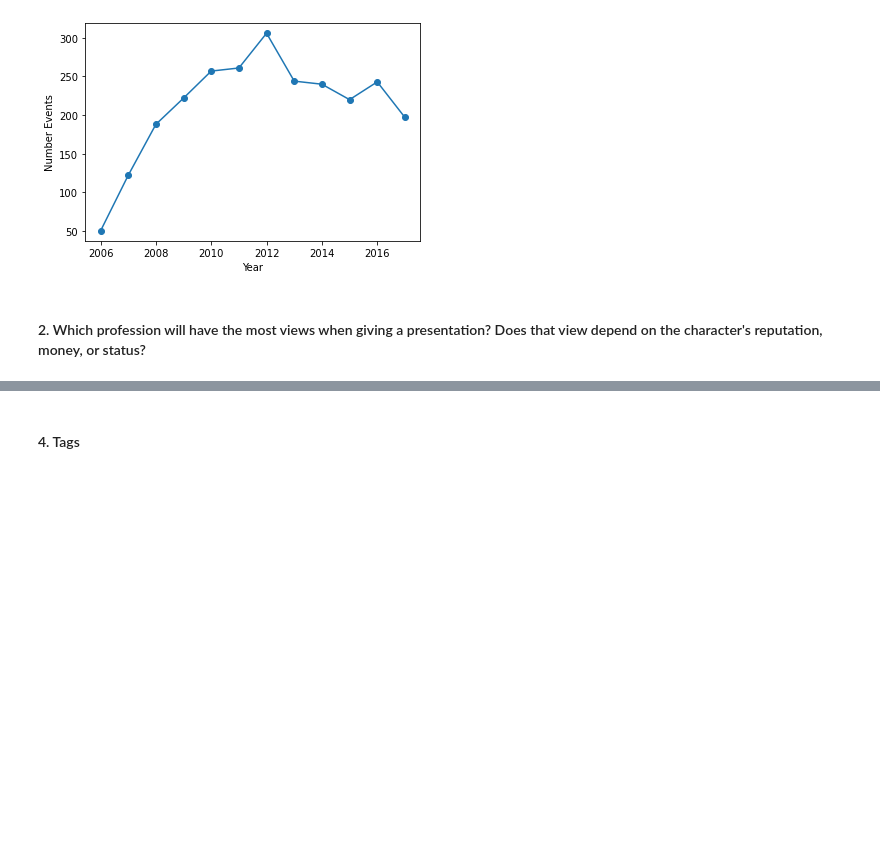
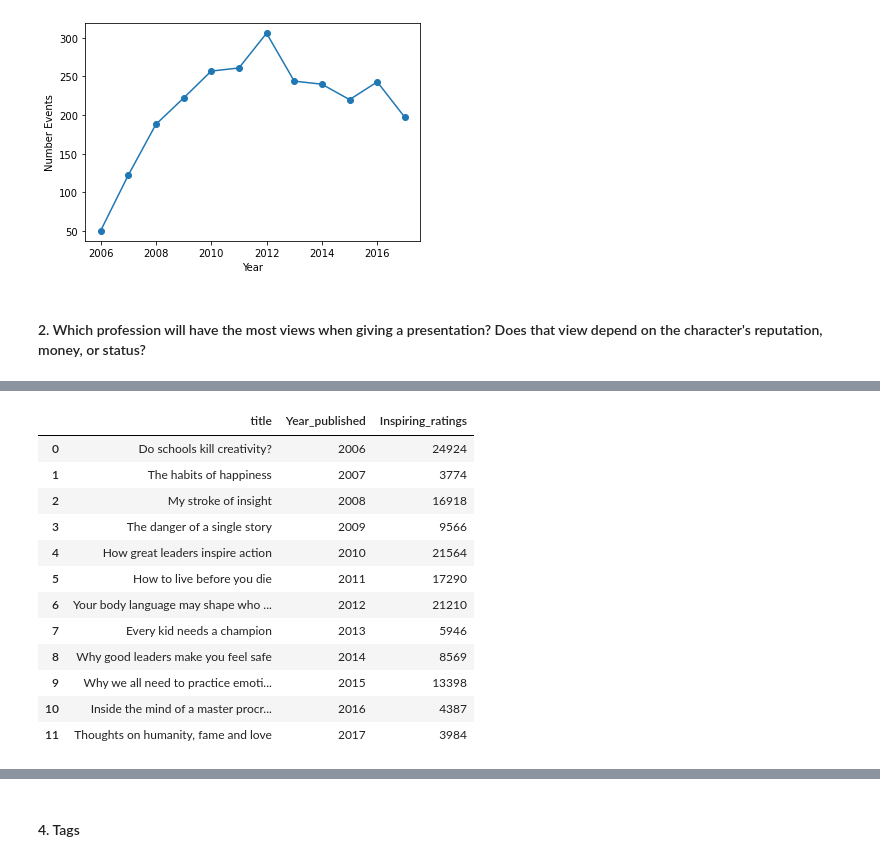
Before and after one commit to devlmhieu7521/LTKHDL_Final, a Jupyter notebook: project_final.ipynb, the cells around one changed output, grey strips where cells are left out. Saved outputs shown, nothing was run; the diff lists cells and outputs as text; code cells hidden in the pictures; blank space fills up the shorter version.

```diff
--- a/project_final.ipynb
+++ b/project_final.ipynb
@@ -235,8 +315,23 @@ Q1.plot.line(ylabel = 'Number Events', xlabel = 'Year', marker='o');
 # %%
-def get_rating_negative(x):
-    total = 0
-    for i in x:
-        if i['name'] in ["Unconvincing","Obnoxious","Confusing", "Longwinded"]:
-            total = total + i['count']
-    return total
-ted_df['negative_ratings'] =ted_df['ratings'].apply(lambda x : get_rating_negative(x))
+ratings = ted_df[['Year_published','title','Inspiring_ratings']]
+most_video_by_year = ratings.groupby(['Year_published','title']).sum()
+most_video_by_year = most_video_by_year.unstack(0)
+most_video_by_year
+most_video_by_year = most_video_by_year.idxmax(axis=0).to_frame()
+most_video_by_year.columns = ['title']
+detail_most_video_by_year = most_video_by_year.merge(ratings)
+detail_most_video_by_year
+# %% [output]
+|  | title | Year_published | Inspiring_ratings |
+| 0 | Do schools kill creativity? | 2006 | 24924 |
+| 1 | The habits of happiness | 2007 | 3774 |
+| 2 | My stroke of insight | 2008 | 16918 |
+| 3 | The danger of a single story | 2009 | 9566 |
+| 4 | How great leaders inspire action | 2010 | 21564 |
+| 5 | How to live before you die | 2011 | 17290 |
+| 6 | Your body language may shape who ... | 2012 | 21210 |
+| 7 | Every kid needs a champion | 2013 | 5946 |
+| 8 | Why good leaders make you feel safe | 2014 | 8569 |
+| 9 | Why we all need to practice emoti... | 2015 | 13398 |
+| 10 | Inside the mind of a master procr... | 2016 | 4387 |
+| 11 | Thoughts on humanity, fame and love | 2017 | 3984 |
```
Also changed, not shown: parts of 32 cells of this notebook.
